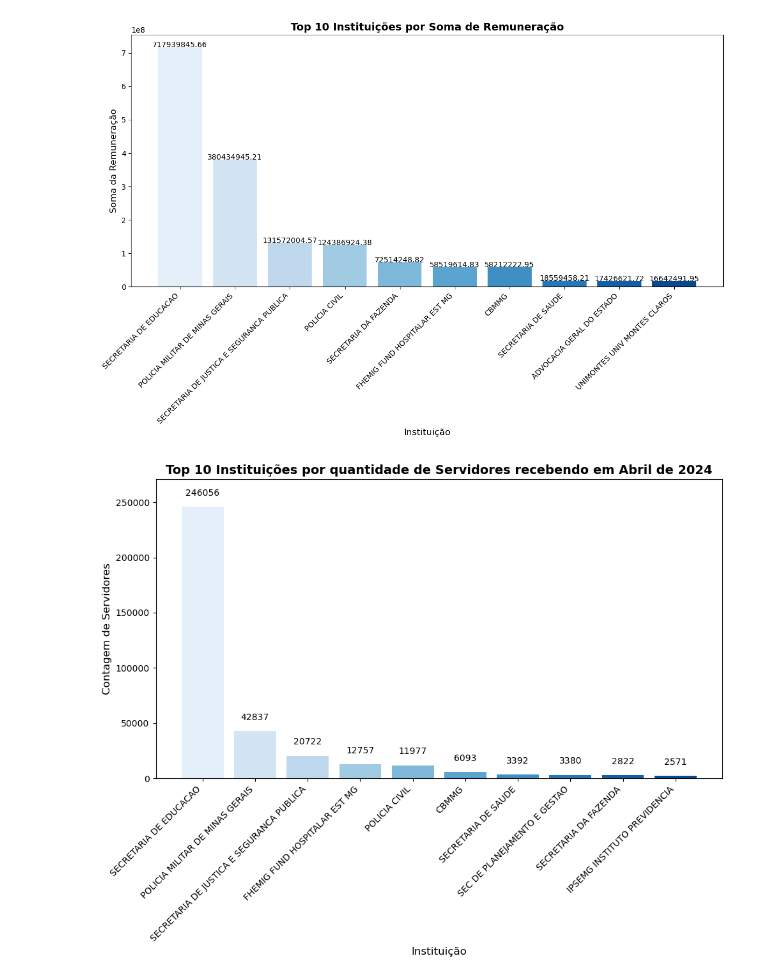
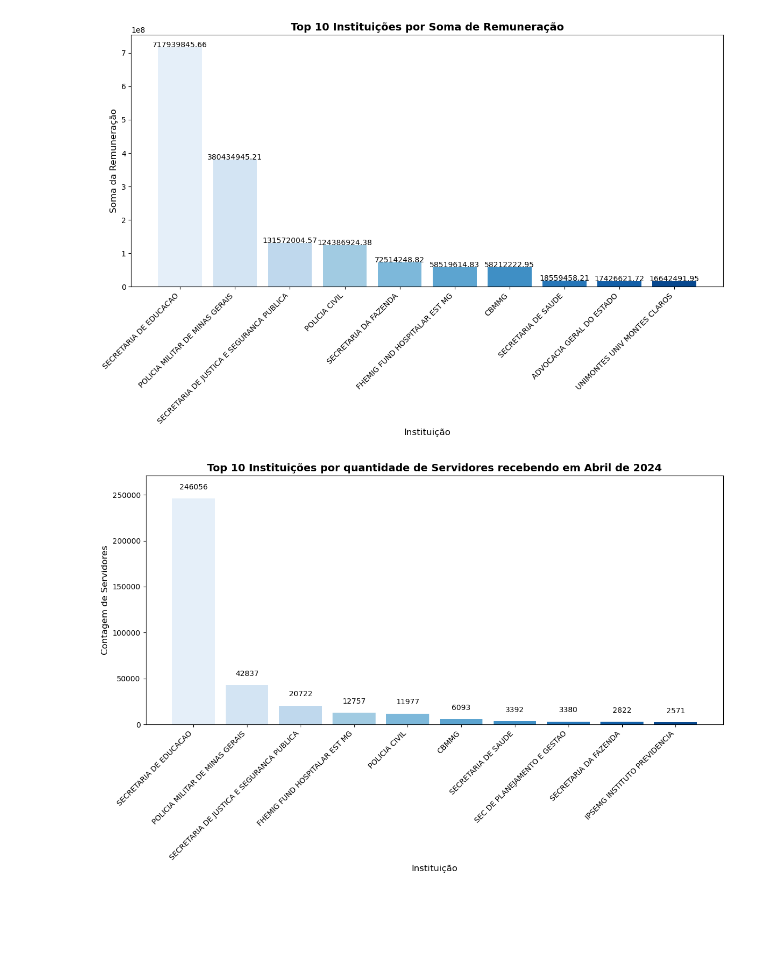
Before and after one commit to MichelleMapelli/estudo_Python, a Jupyter notebook: ServidoresMG_Abril_2024.ipynb, the cells around one changed output. Saved outputs shown, nothing was run; the diff lists cells and outputs as text; code cells hidden in the pictures; blank space fills up the shorter version.

```diff
--- a/ServidoresMG_Abril_2024.ipynb
+++ b/ServidoresMG_Abril_2024.ipynb
@@ -156,31 +156,31 @@ plt.tight_layout()
 # %%
 # Ordenar pelo valor contagem_nome de forma decrescente
 df_resultado_descinst_contagem = df_resultado_descinst.sort_values(by='contagem_nome', ascending=False)
 
 # Selecionar os top 10 maiores quantidades de servidores recebendo em Abril/2024
 top_10_ser = df_resultado_descinst_contagem.head(10)
 
 #Configurar gráfico
-plt.figure(figsize=(10,8))
+plt.figure(figsize=(12,8))
 plt.bar(top_10_ser.index, top_10_ser['contagem_nome'], color=paleta)
 
 # Adicionar títulos e rótulos
 plt.title('Top 10 Instituições por quantidade de Servidores recebendo em Abril de 2024', fontsize=14, fontweight='bold')
 plt.xlabel('Instituição', fontsize=12)
 plt.ylabel('Contagem de Servidores', fontsize=12)
 
 # Aumentar o limite superior do eixo y
 plt.ylim(0, top_10_ser['contagem_nome'].max() * 1.1)
 
 # Adicionar rótulos nas barras
 for i, value in enumerate(top_10_ser['contagem_nome']):
     plt.text(i, value + 10000, f'{value:.0f}', ha='center', fontsize=10)
 
 # Aprimirar o Layout
 plt.xticks(rotation=45, ha='right')
 plt.tight_layout()
 
 # Apresentar gráfico
 plt.show()
 # %% [output]
-[figure, old version]
+[figure, new version]
```
